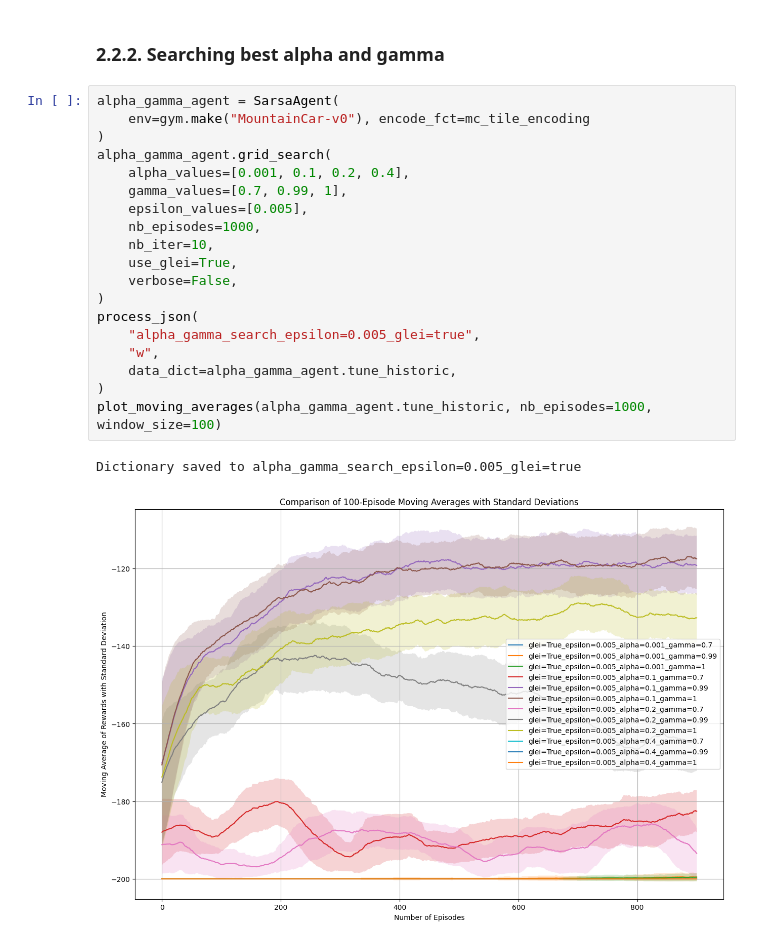
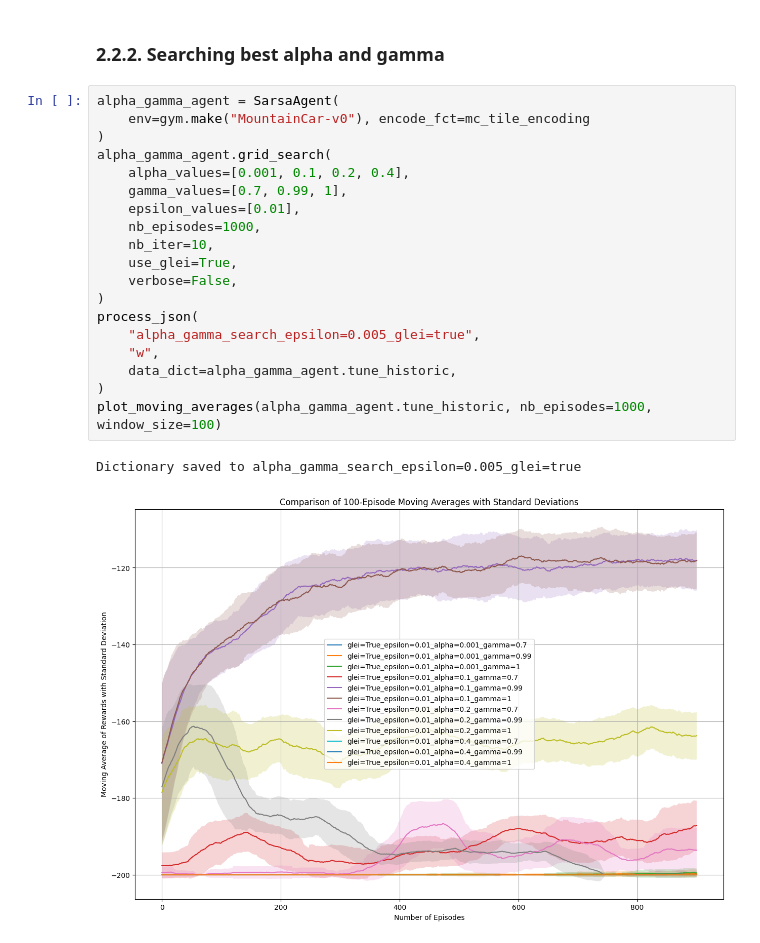
Before and after one commit to salmalys/mountain_car, a Jupyter notebook: Projet_RL.ipynb, the cells around one changed output. Drawn from its saved outputs; the diff is of its cells as text.

```diff
--- a/Projet_RL.ipynb
+++ b/Projet_RL.ipynb
@@ -721,22 +728,22 @@ Dictionary saved to glei_vs_noglei
 # %%
 alpha_gamma_agent = SarsaAgent(
     env=gym.make("MountainCar-v0"), encode_fct=mc_tile_encoding
 )
 alpha_gamma_agent.grid_search(
     alpha_values=[0.001, 0.1, 0.2, 0.4],
     gamma_values=[0.7, 0.99, 1],
-    epsilon_values=[0.005],
+    epsilon_values=[0.01],
     nb_episodes=1000,
     nb_iter=10,
     use_glei=True,
     verbose=False,
 )
 process_json(
     "alpha_gamma_search_epsilon=0.005_glei=true",
     "w",
     data_dict=alpha_gamma_agent.tune_historic,
 )
 plot_moving_averages(alpha_gamma_agent.tune_historic, nb_episodes=1000, window_size=100)
 # %% [output]
 Dictionary saved to alpha_gamma_search_epsilon=0.005_glei=true
-[figure, old version]
+[figure, new version]
```
Also changed, not shown: parts of 2 cells of this notebook, 1 other file.
